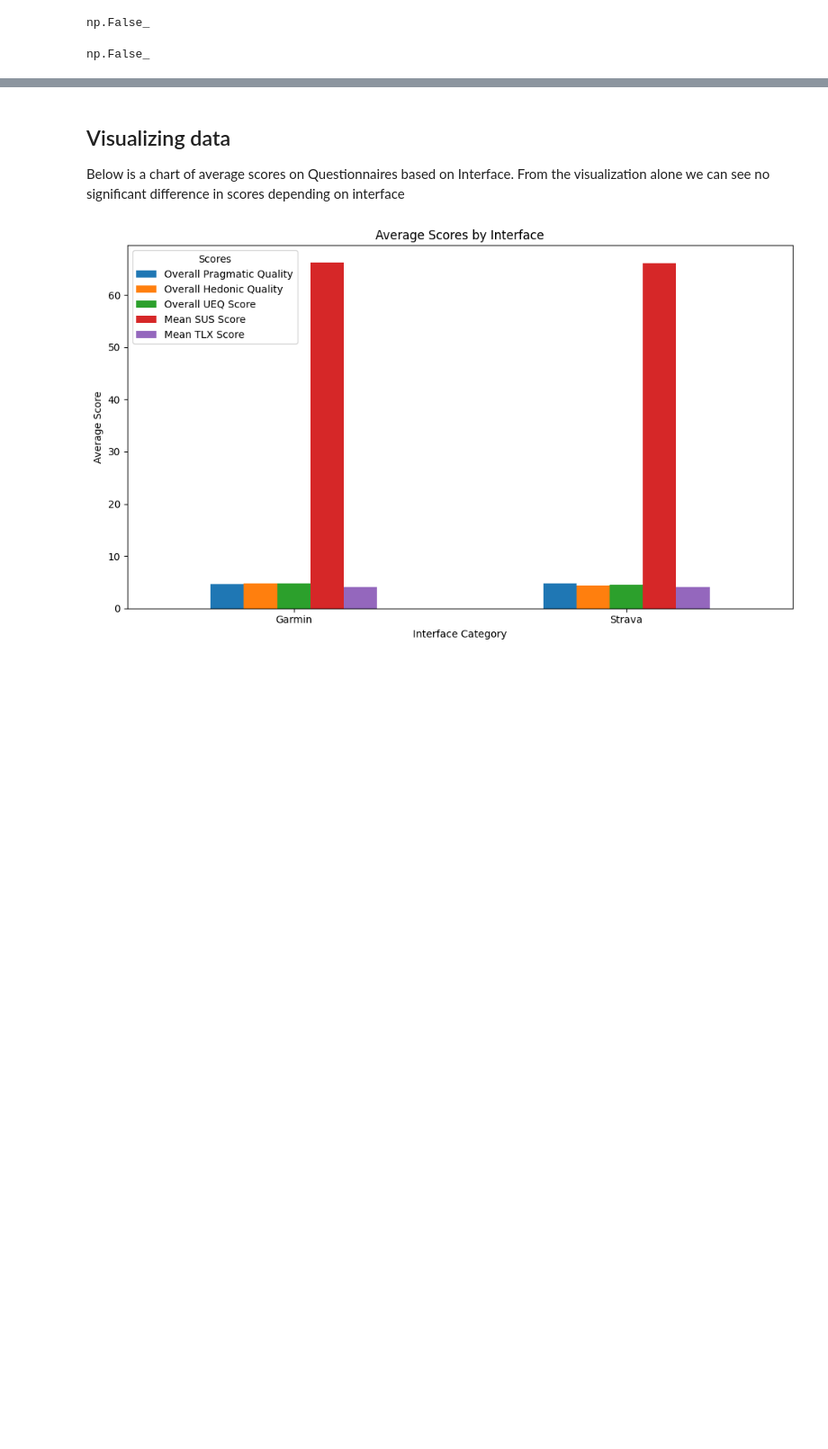
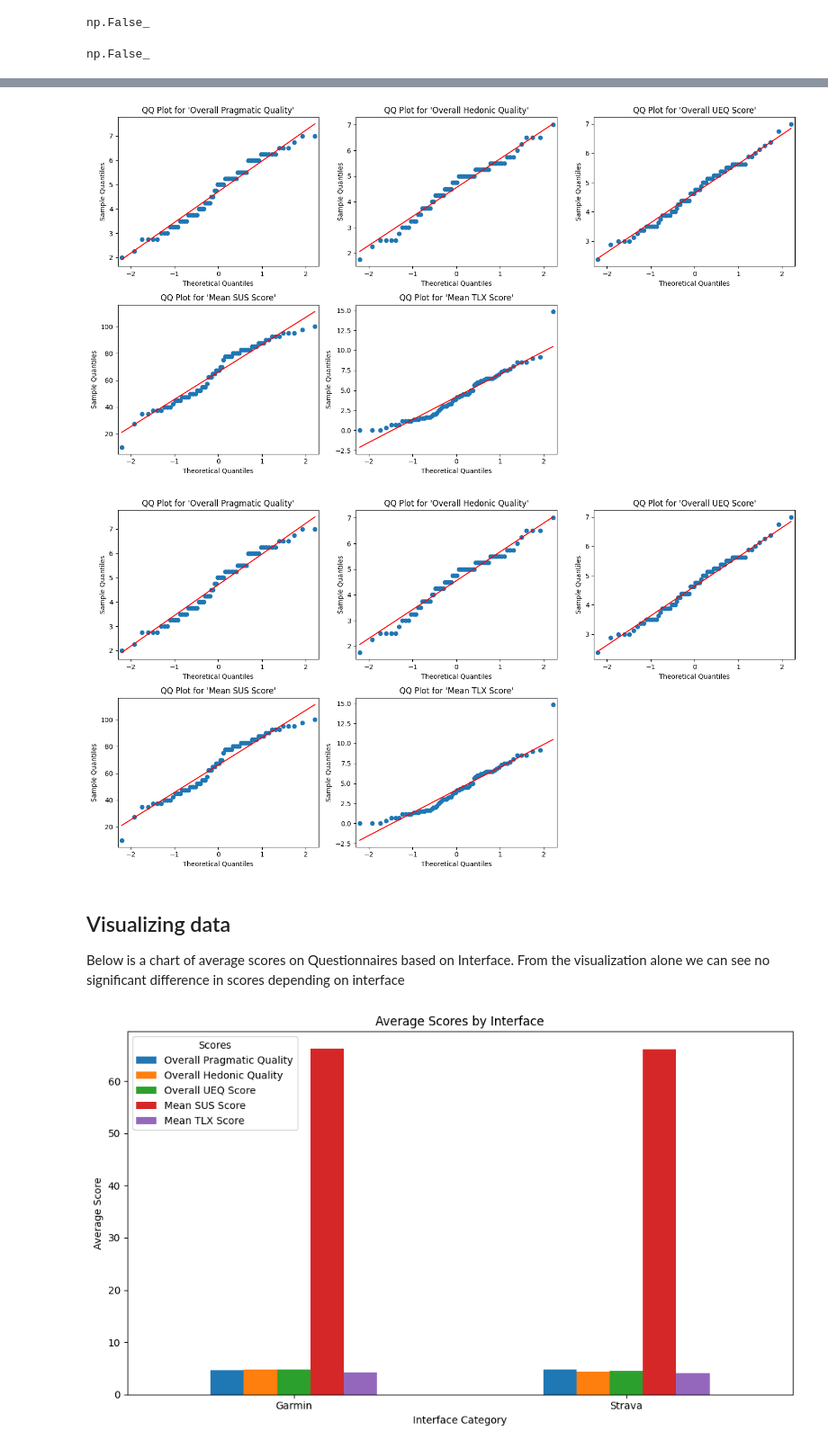
Before and after one commit to ggril/master_thesis, a Jupyter notebook: final_report.ipynb, the cells around one changed output, grey strips where cells are left out. Shown at 90% size. Saved outputs shown, nothing was run; the diff lists cells and outputs as text; code cells hidden in the pictures; blank space fills up the shorter version.

```diff
--- a/final_report.ipynb
+++ b/final_report.ipynb
@@ -123,3 +142,8 @@ calculate_stats_by
+# %%
+analyst.show_qq(combined_scores, ('Overall Pragmatic Quality', 'Overall Hedonic Quality', 'Overall UEQ Score', 'Mean SUS Score', 'Mean TLX Score'))
+# %% [output]
+[figure, added]
+[figure, added]
 # %%
 combined_scores.to_csv('combined_scores.csv', index=False)
 # %% [markdown]
```
Also changed, not shown: parts of 12 cells of this notebook, 3 other files.
